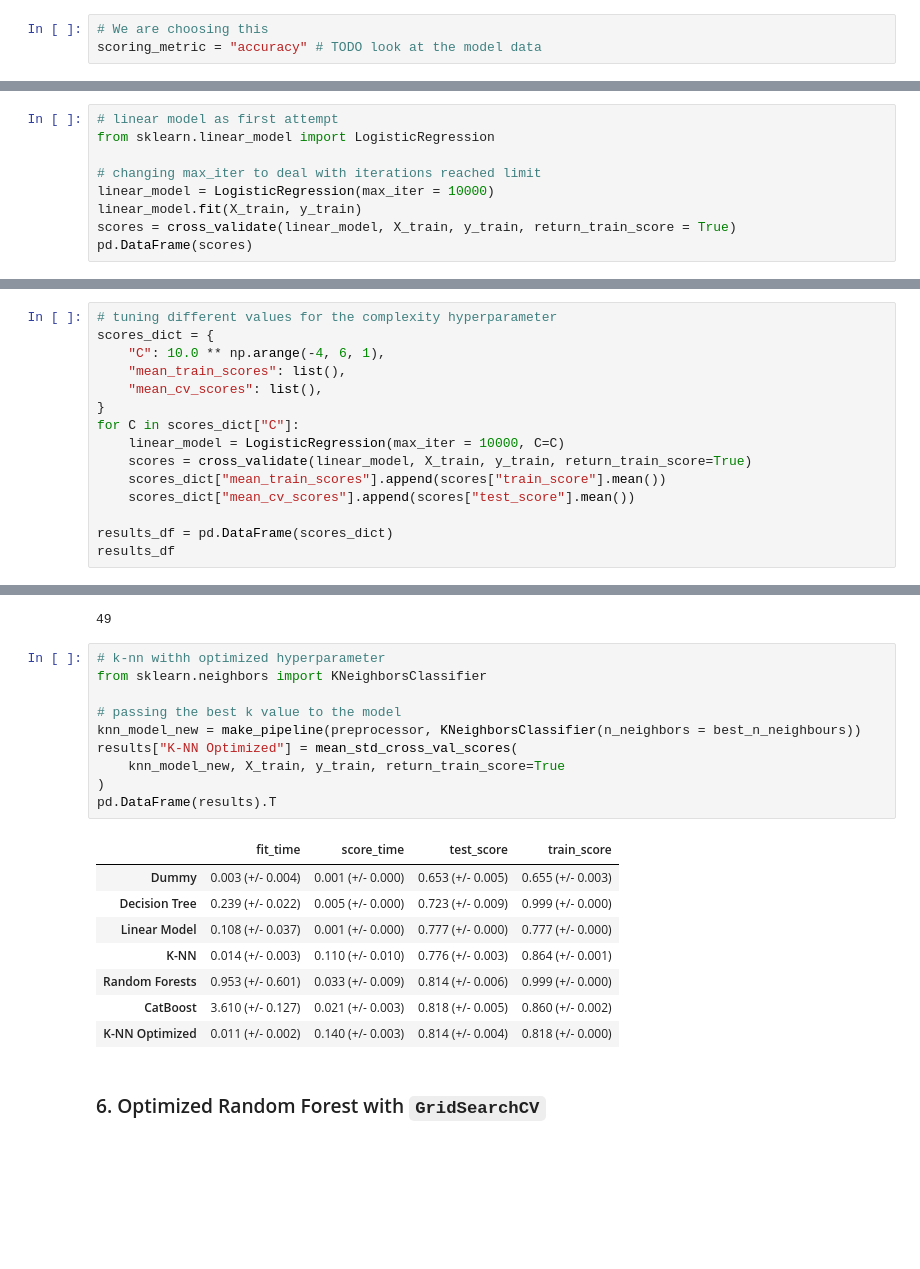
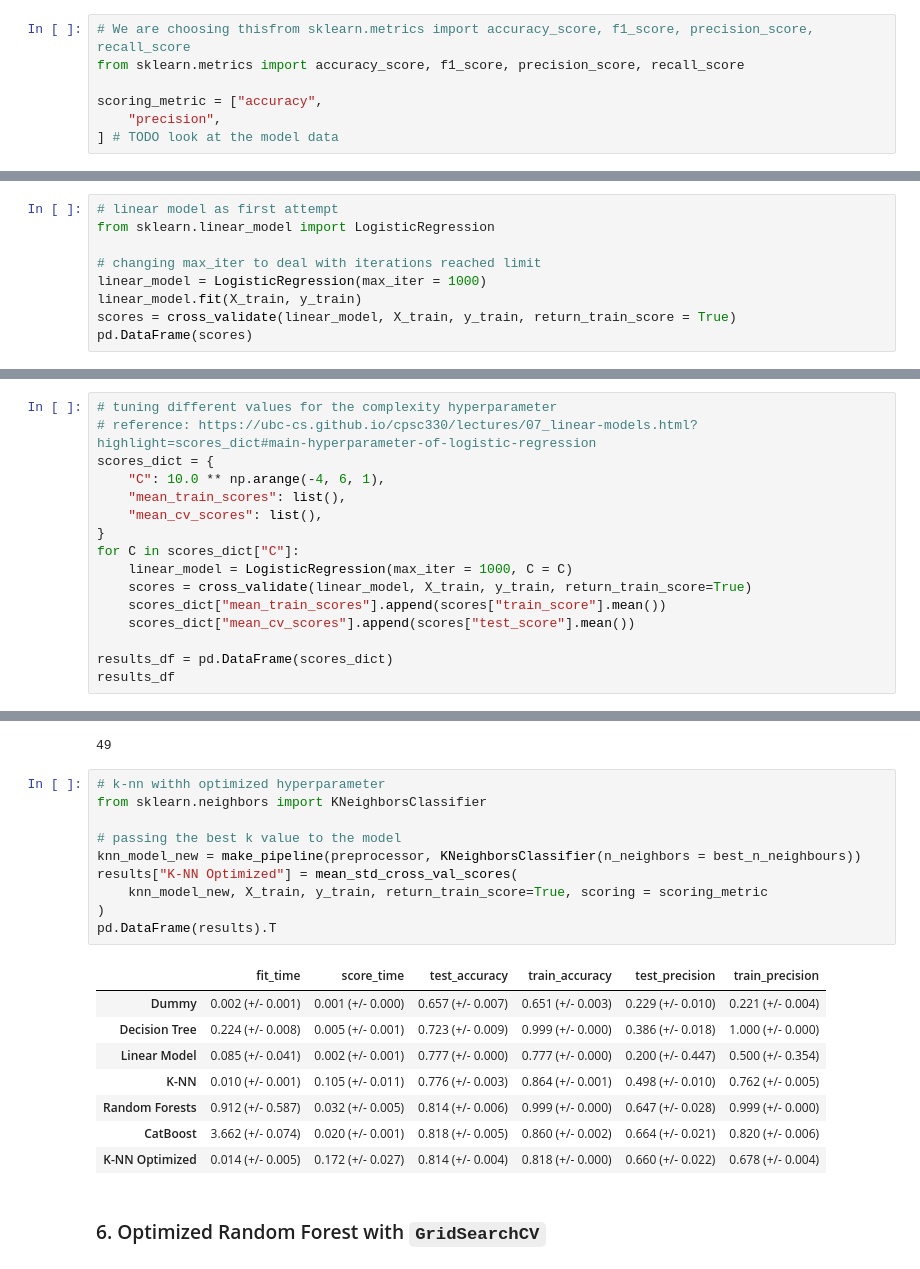
Before and after one commit to angieclra/credit-card-default-analysis, a Jupyter notebook: project.ipynb, the cells around one changed output, grey strips where cells are left out. Cells and saved outputs as stored; diff of their text form; blank space fills up the shorter version.

```diff
--- a/project.ipynb
+++ b/project.ipynb
@@ -490,8 +488,12 @@ Solution_6
 # %%
 results = {}
 # %%
-# We are choosing this
-scoring_metric = "accuracy" # TODO look at the model data
+# We are choosing thisfrom sklearn.metrics import accuracy_score, f1_score, precision_score, recall_score
+from sklearn.metrics import accuracy_score, f1_score, precision_score, recall_score
+
+scoring_metric = ["accuracy",
+    "precision",
+] # TODO look at the model data
 # %%
 # From https://ubc-cs.github.io/cpsc330/lectures/05_preprocessing-pipelines.html#ordinal-encoding-occasionally-recommended
 def mean_std_cross_val_scores(model, X_train, y_train, **kwargs):
@@ -575,7 +579,7 @@ Solution_7
 from sklearn.linear_model import LogisticRegression
 
 # changing max_iter to deal with iterations reached limit
-linear_model = LogisticRegression(max_iter = 10000)
+linear_model = LogisticRegression(max_iter = 1000)
 linear_model.fit(X_train, y_train)
 scores = cross_validate(linear_model, X_train, y_train, return_train_score = True)
 pd.DataFrame(scores)
@@ -589,12 +593,13 @@ pd.DataFrame(scores)
 # %%
 # tuning different values for the complexity hyperparameter
+# reference: https://ubc-cs.github.io/cpsc330/lectures/07_linear-models.html?highlight=scores_dict#main-hyperparameter-of-logistic-regression
 scores_dict = {
     "C": 10.0 ** np.arange(-4, 6, 1),
     "mean_train_scores": list(),
     "mean_cv_scores": list(),
 }
 for C in scores_dict["C"]:
-    linear_model = LogisticRegression(max_iter = 10000, C=C)
+    linear_model = LogisticRegression(max_iter = 1000, C = C)
     scores = cross_validate(linear_model, X_train, y_train, return_train_score=True)
     scores_dict["mean_train_scores"].append(scores["train_score"].mean())
     scores_dict["mean_cv_scores"].append(scores["test_score"].mean())
@@ -808,22 +815,22 @@ best_n_neighbours
 # %%
 # k-nn withh optimized hyperparameter
 from sklearn.neighbors import KNeighborsClassifier
 
 # passing the best k value to the model
 knn_model_new = make_pipeline(preprocessor, KNeighborsClassifier(n_neighbors = best_n_neighbours))
 results["K-NN Optimized"] = mean_std_cross_val_scores(
-    knn_model_new, X_train, y_train, return_train_score=True
+    knn_model_new, X_train, y_train, return_train_score=True, scoring = scoring_metric
 )
 pd.DataFrame(results).T
 # %% [output]
-|  | fit_time | score_time | test_score | train_score |
-| Dummy | 0.003 (+/- 0.004) | 0.001 (+/- 0.000) | 0.653 (+/- 0.005) | 0.655 (+/- 0.003) |
-| Decision Tree | 0.239 (+/- 0.022) | 0.005 (+/- 0.000) | 0.723 (+/- 0.009) | 0.999 (+/- 0.000) |
-| Linear Model | 0.108 (+/- 0.037) | 0.001 (+/- 0.000) | 0.777 (+/- 0.000) | 0.777 (+/- 0.000) |
-| K-NN | 0.014 (+/- 0.003) | 0.110 (+/- 0.010) | 0.776 (+/- 0.003) | 0.864 (+/- 0.001) |
-| Random Forests | 0.953 (+/- 0.601) | 0.033 (+/- 0.009) | 0.814 (+/- 0.006) | 0.999 (+/- 0.000) |
-| CatBoost | 3.610 (+/- 0.127) | 0.021 (+/- 0.003) | 0.818 (+/- 0.005) | 0.860 (+/- 0.002) |
-| K-NN Optimized | 0.011 (+/- 0.002) | 0.140 (+/- 0.003) | 0.814 (+/- 0.004) | 0.818 (+/- 0.000) |
+|  | fit_time | score_time | test_accuracy | train_accuracy | test_precision | train_precision |
+| Dummy | 0.002 (+/- 0.001) | 0.001 (+/- 0.000) | 0.657 (+/- 0.007) | 0.651 (+/- 0.003) | 0.229 (+/- 0.010) | 0.221 (+/- 0.004) |
+| Decision Tree | 0.224 (+/- 0.008) | 0.005 (+/- 0.001) | 0.723 (+/- 0.009) | 0.999 (+/- 0.000) | 0.386 (+/- 0.018) | 1.000 (+/- 0.000) |
+| Linear Model | 0.085 (+/- 0.041) | 0.002 (+/- 0.001) | 0.777 (+/- 0.000) | 0.777 (+/- 0.000) | 0.200 (+/- 0.447) | 0.500 (+/- 0.354) |
+| K-NN | 0.010 (+/- 0.001) | 0.105 (+/- 0.011) | 0.776 (+/- 0.003) | 0.864 (+/- 0.001) | 0.498 (+/- 0.010) | 0.762 (+/- 0.005) |
+| Random Forests | 0.912 (+/- 0.587) | 0.032 (+/- 0.005) | 0.814 (+/- 0.006) | 0.999 (+/- 0.000) | 0.647 (+/- 0.028) | 0.999 (+/- 0.000) |
+| CatBoost | 3.662 (+/- 0.074) | 0.020 (+/- 0.001) | 0.818 (+/- 0.005) | 0.860 (+/- 0.002) | 0.664 (+/- 0.021) | 0.820 (+/- 0.006) |
+| K-NN Optimized | 0.014 (+/- 0.005) | 0.172 (+/- 0.027) | 0.814 (+/- 0.004) | 0.818 (+/- 0.000) | 0.660 (+/- 0.022) | 0.678 (+/- 0.004) |
 # %% [markdown]
 ### 6. Optimized Random Forest with `GridSearchCV`
 # %%
```
Also changed, not shown: parts of 44 cells of this notebook, 4 other files.
